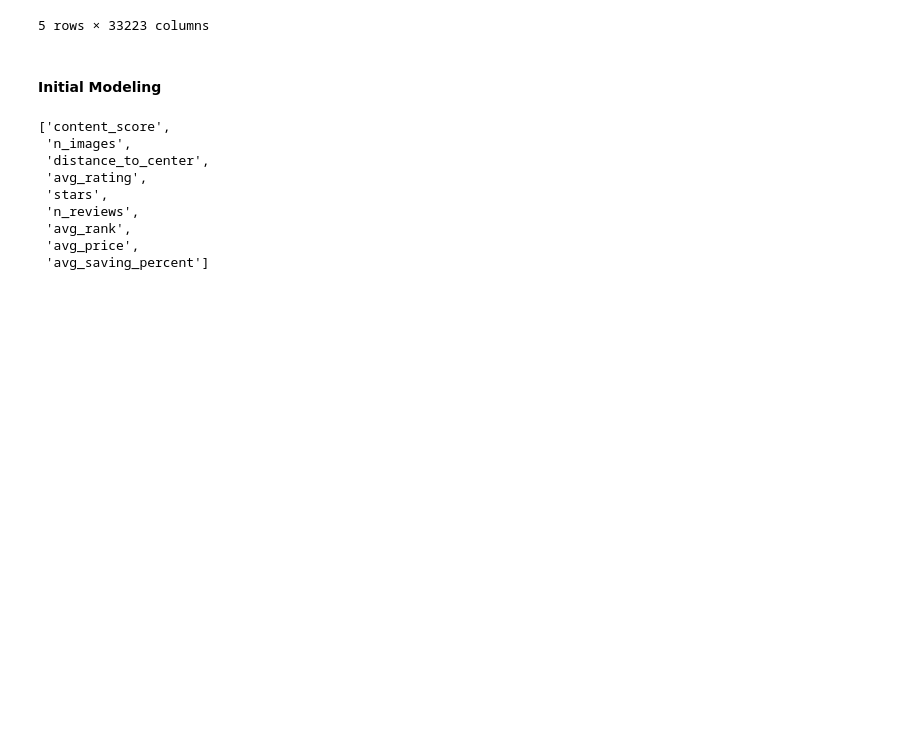
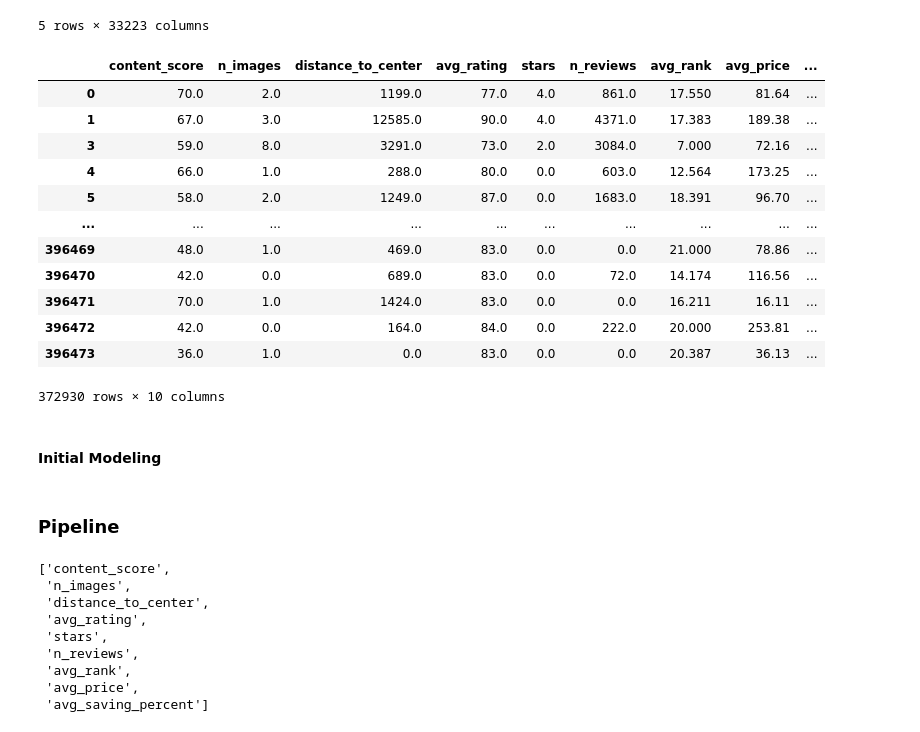
Before and after one commit to dataubc/number_-of_clicks_prediction, a Jupyter notebook: initial_model.ipynb, the cells around one changed output. Cells and saved outputs as stored; diff of their text form; code cells hidden in the pictures; blank space fills up the shorter version.

```diff
--- a/initial_model.ipynb
+++ b/initial_model.ipynb
@@ -41,5 +46,20 @@ hotel_data.head()
 # %%
 hotel_data = hotel_data.iloc[:,:10]
+hotel_data
+# %% [output]
+|  | content_score | n_images | distance_to_center | avg_rating | stars | n_reviews | avg_rank | avg_price | ... |
+| 0 | 70.0 | 2.0 | 1199.0 | 77.0 | 4.0 | 861.0 | 17.550 | 81.64 | ... |
+| 1 | 67.0 | 3.0 | 12585.0 | 90.0 | 4.0 | 4371.0 | 17.383 | 189.38 | ... |
+| 3 | 59.0 | 8.0 | 3291.0 | 73.0 | 2.0 | 3084.0 | 7.000 | 72.16 | ... |
+| 4 | 66.0 | 1.0 | 288.0 | 80.0 | 0.0 | 603.0 | 12.564 | 173.25 | ... |
+| 5 | 58.0 | 2.0 | 1249.0 | 87.0 | 0.0 | 1683.0 | 18.391 | 96.70 | ... |
+| ... | ... | ... | ... | ... | ... | ... | ... | ... | ... |
+| 396469 | 48.0 | 1.0 | 469.0 | 83.0 | 0.0 | 0.0 | 21.000 | 78.86 | ... |
+| 396470 | 42.0 | 0.0 | 689.0 | 83.0 | 0.0 | 72.0 | 14.174 | 116.56 | ... |
+| 396471 | 70.0 | 1.0 | 1424.0 | 83.0 | 0.0 | 0.0 | 16.211 | 16.11 | ... |
+| 396472 | 42.0 | 0.0 | 164.0 | 84.0 | 0.0 | 222.0 | 20.000 | 253.81 | ... |
+| 396473 | 36.0 | 1.0 | 0.0 | 83.0 | 0.0 | 0.0 | 20.387 | 36.13 | ... |
+372930 rows × 10 columns
 # %% [markdown]
 #### Initial Modeling
 # %%
@@ -51,5 +73,7 @@ X_initial_model = initial_model_data.drop(columns = ['n_clicks'])
 # %%
 X_train, X_test, y_train, y_test = train_test_split(X_initial_model,y_inital_model,test_size = 0.2, random_state = 2020)
+# %% [markdown]
+### Pipeline
 # %%
 # To create a pipeline we need to specify that columns we want to prepoces
 # %%
```
Also changed, not shown: parts of 37 cells of this notebook.
